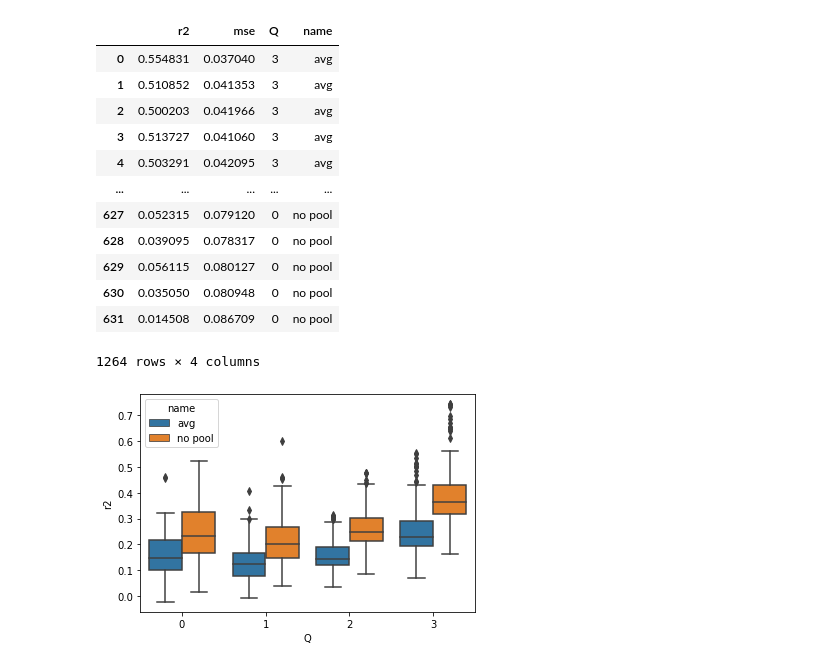
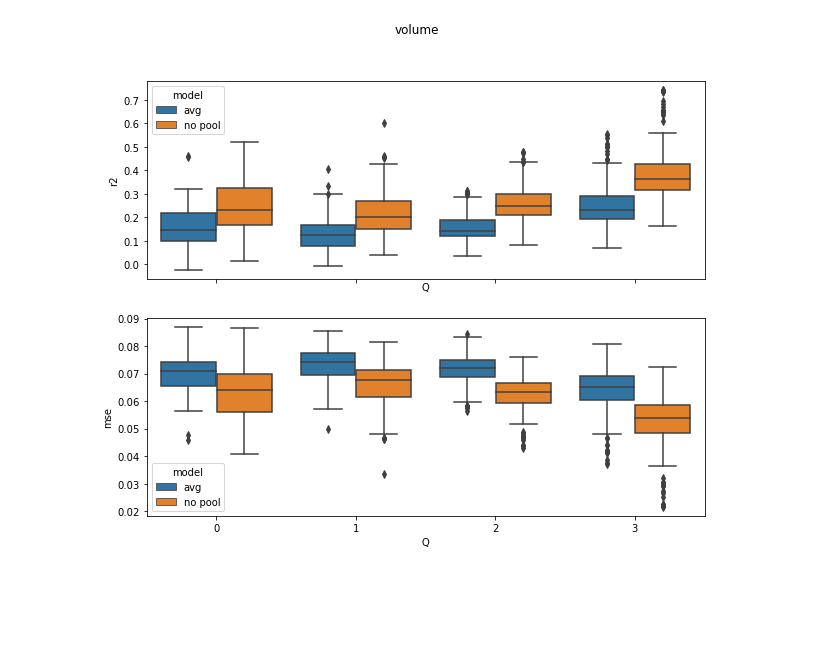
Before and after one commit to bramantyois/brain_idp_cnn, a Jupyter notebook: results/scratches.ipynb, the cells around one changed output. Cells and saved outputs as stored; diff of their text form; code cells hidden in the pictures; blank space fills up the shorter version.

```diff
--- a/results/scratches.ipynb
+++ b/results/scratches.ipynb
@@ -62,25 +62,15 @@ def boxplot(result_list, names, q_num=4, group='volume'):
     for i in range(1, len(q)):
         ret = pd.concat([ret, q[i]], axis=0)
 
-    ax, fig = plt.subplots(ncols=2, nrows=1)
+    fig, ax = plt.subplots(ncols=1, nrows=2, sharex=True)
 
-    sns.boxplot(data=ret, x='Q', y='r2', hue='name', ax=ax[0])
+    sns.boxplot(data=ret, x='Q', y='r2', hue='model', ax=ax[0])
+    sns.boxplot(data=ret, x='Q', y='mse', hue='model', ax=ax[1])
+
+    fig.set_size_inches(10,8)
+    fig.suptitle(group)
     return ret
 # %%
 a = boxplot([sfcn_pyr_avg, sfcn_nopool], ['avg', 'no pool'])
-pd.DataFrame(a)
 # %% [output]
-|  | r2 | mse | Q | name |
-| 0 | 0.554831 | 0.037040 | 3 | avg |
-| 1 | 0.510852 | 0.041353 | 3 | avg |
-| 2 | 0.500203 | 0.041966 | 3 | avg |
-| 3 | 0.513727 | 0.041060 | 3 | avg |
-| 4 | 0.503291 | 0.042095 | 3 | avg |
-| ... | ... | ... | ... | ... |
-| 627 | 0.052315 | 0.079120 | 0 | no pool |
-| 628 | 0.039095 | 0.078317 | 0 | no pool |
-| 629 | 0.056115 | 0.080127 | 0 | no pool |
-| 630 | 0.035050 | 0.080948 | 0 | no pool |
-| 631 | 0.014508 | 0.086709 | 0 | no pool |
-1264 rows × 4 columns
-[figure, old version]
+[figure, new version]
```
Also changed, not shown: parts of 5 cells of this notebook, 5 other files.
